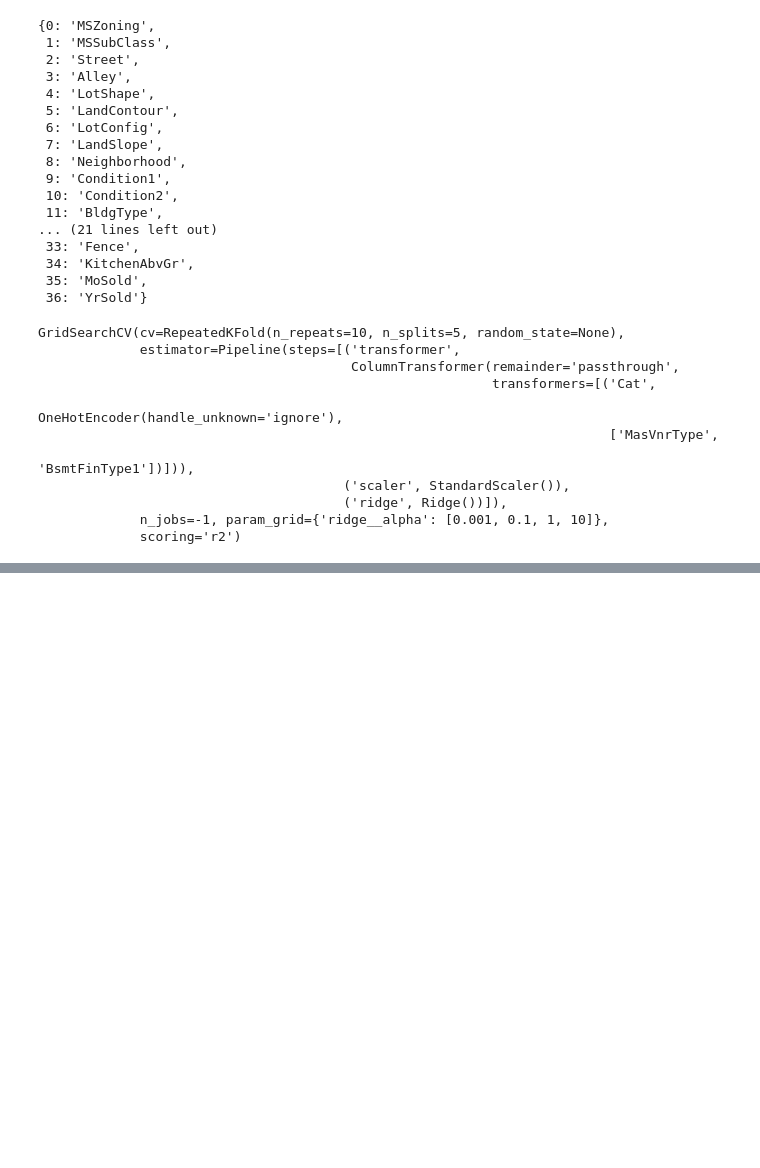
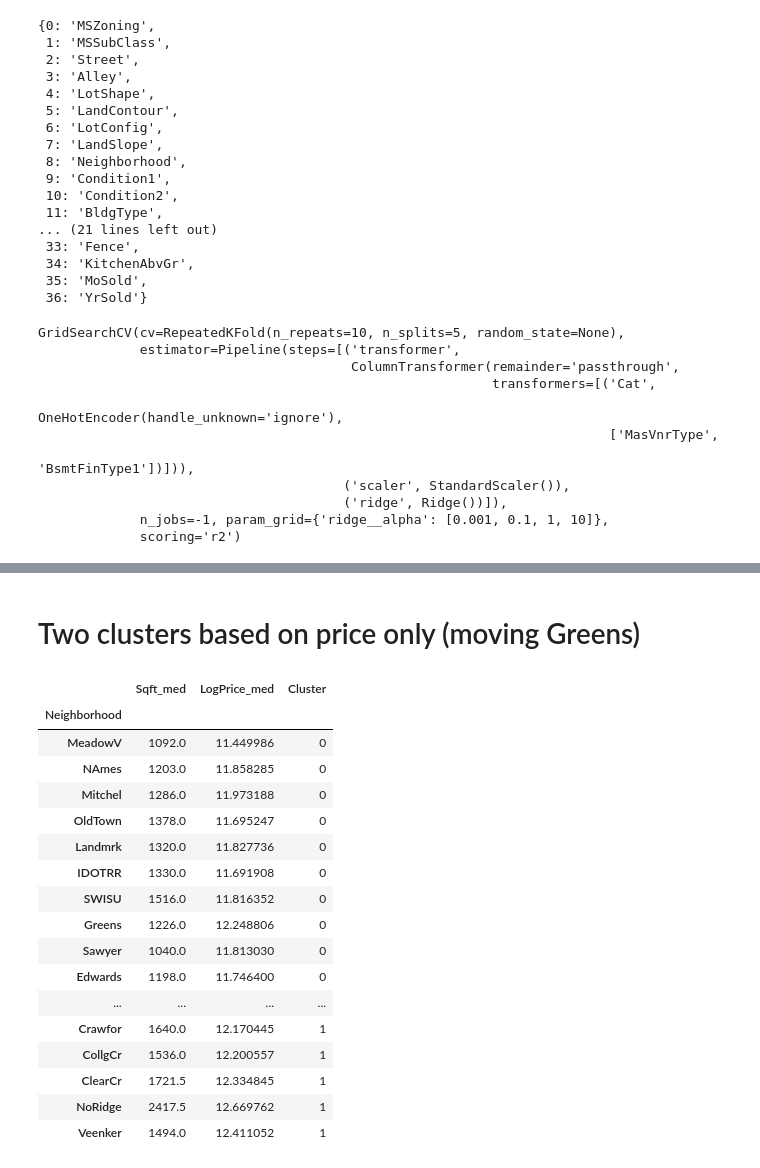
Before and after one commit to nikita-agrawal/Ames-Housing-Analysis, a Jupyter notebook: Alex/multilev_comps_2_clusters.ipynb, the cells around one changed output, grey strips where cells are left out. Cells and saved outputs as stored; diff of their text form; code cells hidden in the pictures; blank space fills up the shorter version.

Commit message:
Third part added to multilev_comps_2_clusters moving greens

```diff
--- a/Alex/multilev_comps_2_clusters.ipynb
+++ b/Alex/multilev_comps_2_clusters.ipynb
@@ -809,0 +815,12 @@ print(grid.best_score_)
+# %% [markdown]
+# Two clusters based on price only (moving Greens)
+# %%
+train, test = helper.data_processing_wrapper(df, num_to_cat_list=[], remove_PID=False)
+# %%
+nhds = train.loc[:,['Neighborhood', 'GrLivArea']]
+nhds['LogSalePrice'] = np.log(train['SalePrice'])
+# %%
+nhds = nhds.groupby('Neighborhood').agg(
+    Sqft_med=pd.NamedAgg('GrLivArea',np.median),
+    LogPrice_med=pd.NamedAgg('LogSalePrice',np.median)
+).fillna(0)
@@ -809,0 +829,28 @@ print(grid.best_score_)
+# %%
+X = nhds
+scaler = StandardScaler()
+X = scaler.fit_transform(X)
+
+clusterer = KMeans(n_clusters=2, random_state=42)
+cluster_labels = clusterer.fit_predict(X)
+nhds['Cluster'] = cluster_labels
+nhds.sort_values('Cluster')
+# %% [output]
+|  | Sqft_med | LogPrice_med | Cluster |
+| Neighborhood |  |  |  |
+| MeadowV | 1092.0 | 11.449986 | 0 |
+| NAmes | 1203.0 | 11.858285 | 0 |
+| Mitchel | 1286.0 | 11.973188 | 0 |
+| OldTown | 1378.0 | 11.695247 | 0 |
+| Landmrk | 1320.0 | 11.827736 | 0 |
+| IDOTRR | 1330.0 | 11.691908 | 0 |
+| SWISU | 1516.0 | 11.816352 | 0 |
+| Greens | 1226.0 | 12.248806 | 0 |
+| Sawyer | 1040.0 | 11.813030 | 0 |
+| Edwards | 1198.0 | 11.746400 | 0 |
+| ... | ... | ... | ... |
+| Crawfor | 1640.0 | 12.170445 | 1 |
+| CollgCr | 1536.0 | 12.200557 | 1 |
+| ClearCr | 1721.5 | 12.334845 | 1 |
+| NoRidge | 2417.5 | 12.669762 | 1 |
+| Veenker | 1494.0 | 12.411052 | 1 |
```
Also changed, not shown: parts of 35 cells of this notebook.
